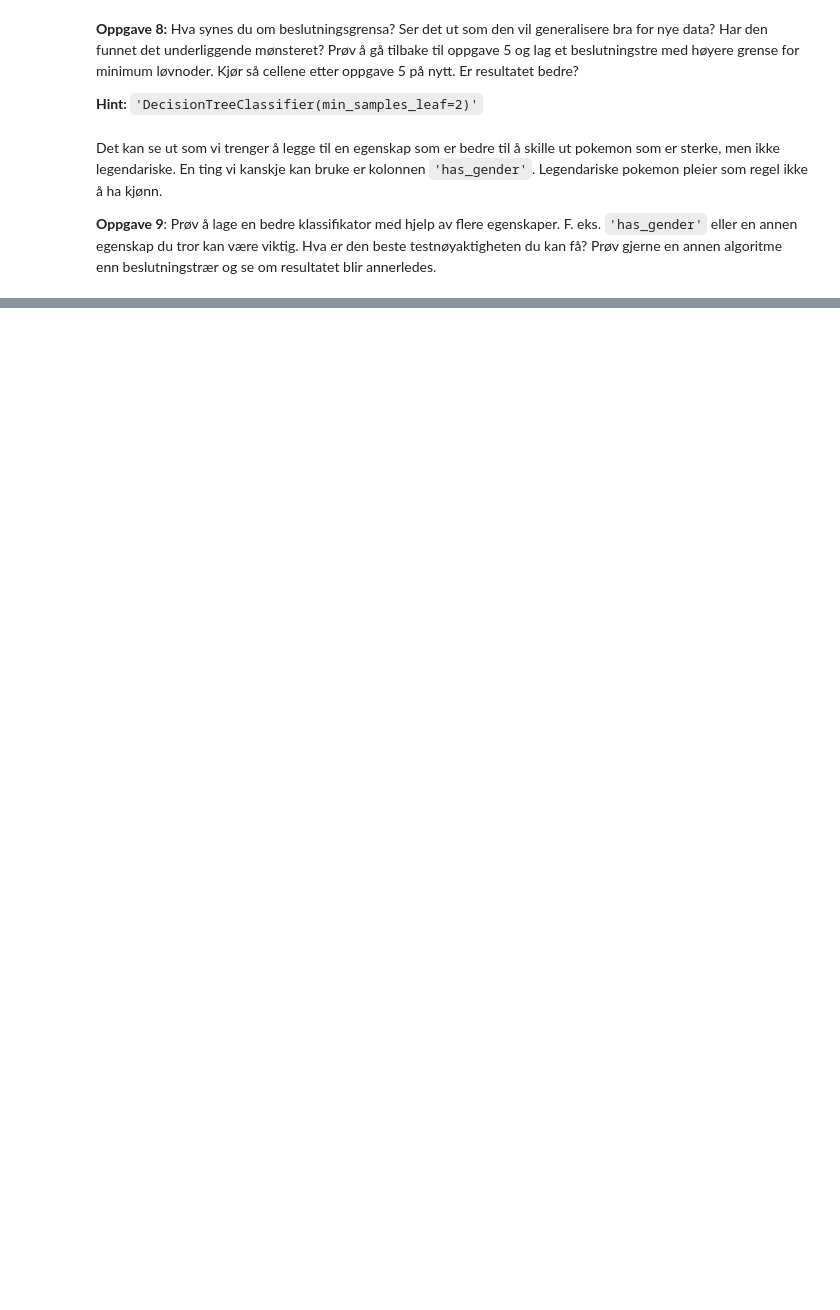
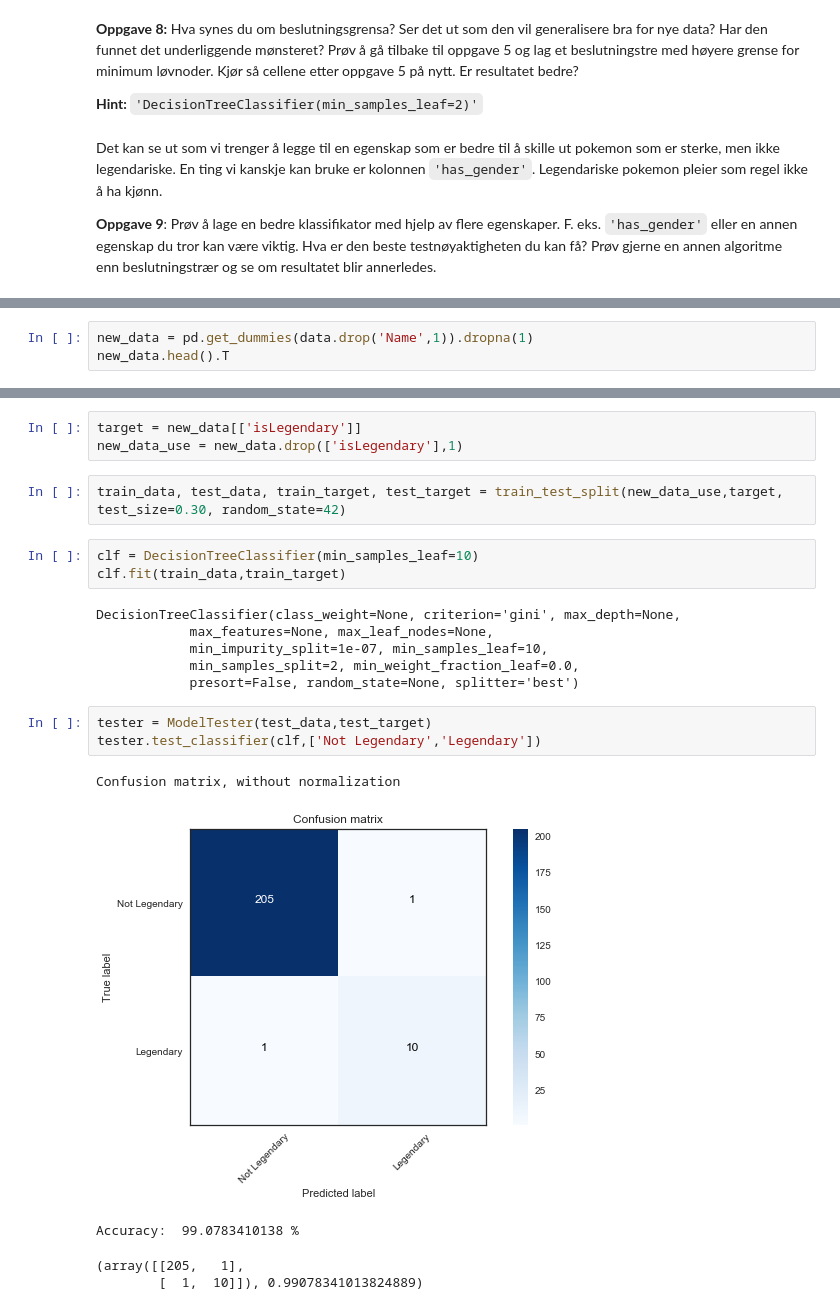
Before and after one commit to MarieRoald/MLkurs, a Jupyter notebook: MLkursFerdig/notebooks/solutions/KlassifisereLegendariskePokemon-solutions.ipynb, the cells around one changed output, grey strips where cells are left out. Cells and saved outputs as stored; diff of their text form; blank space fills up the shorter version.

```diff
--- a/MLkursFerdig/notebooks/solutions/KlassifisereLegendariskePokemon-solutions.ipynb
+++ b/MLkursFerdig/notebooks/solutions/KlassifisereLegendariskePokemon-solutions.ipynb
@@ -156,0 +227,3 @@ Det kan se ut som vi trenger å legge til en egenskap som er bedre til å skille
+# %%
+new_data = pd.get_dummies(data.drop('Name',1)).dropna(1)
+new_data.head().T
@@ -156,0 +249,23 @@ Det kan se ut som vi trenger å legge til en egenskap som er bedre til å skille
+# %%
+target = new_data[['isLegendary']]
+new_data_use = new_data.drop(['isLegendary'],1)
+# %%
+train_data, test_data, train_target, test_target = train_test_split(new_data_use,target, test_size=0.30, random_state=42)
+# %%
+clf = DecisionTreeClassifier(min_samples_leaf=10)
+clf.fit(train_data,train_target)
+# %% [output]
+DecisionTreeClassifier(class_weight=None, criterion='gini', max_depth=None,
+            max_features=None, max_leaf_nodes=None,
+            min_impurity_split=1e-07, min_samples_leaf=10,
+            min_samples_split=2, min_weight_fraction_leaf=0.0,
+            presort=False, random_state=None, splitter='best')
+# %%
+tester = ModelTester(test_data,test_target)
+tester.test_classifier(clf,['Not Legendary','Legendary'])
+# %% [output]
+Confusion matrix, without normalization
+[figure, added]
+Accuracy:  99.0783410138 %
+(array([[205,   1],
+        [  1,  10]]), 0.99078341013824889)
```
Also changed, not shown: parts of 10 cells of this notebook, 3 other files.
